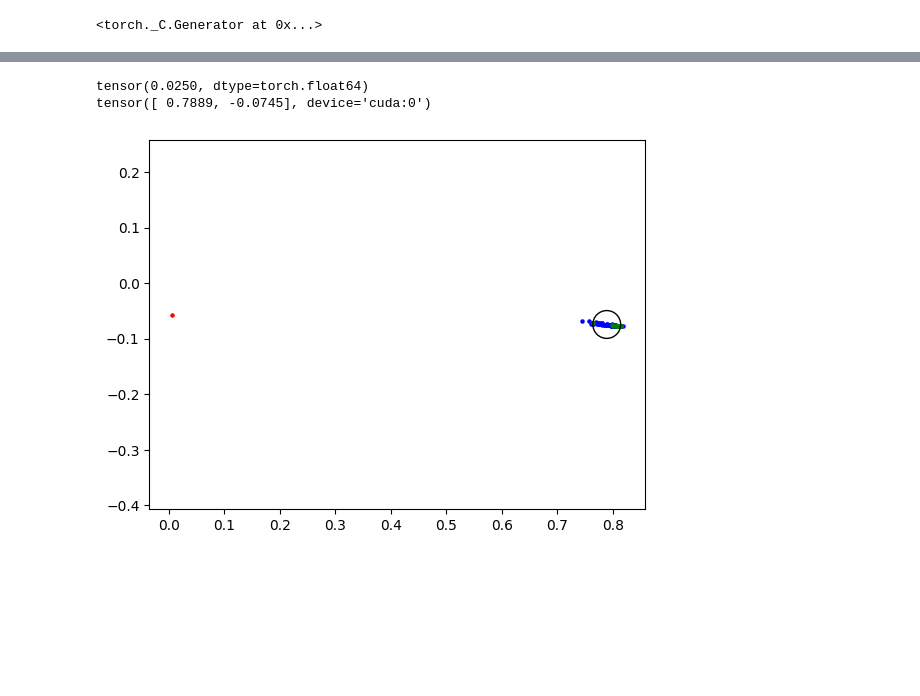
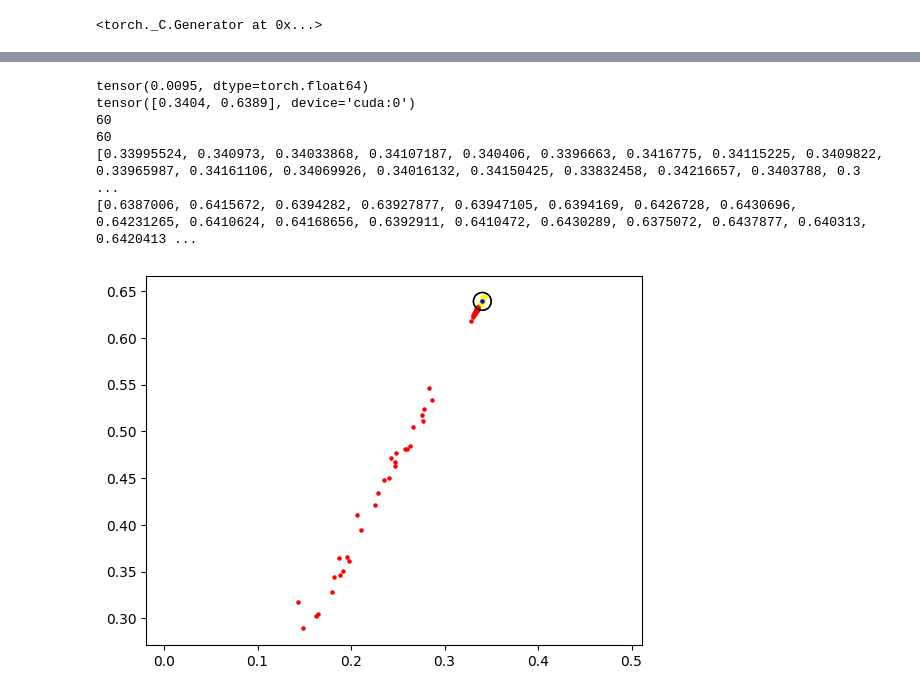
Before and after one commit to JHeinzde/pytorch-playground, a Jupyter notebook: pytorch-autoencoder.ipynb, the cells around one changed output, grey strips where cells are left out. Cells and saved outputs as stored; diff of their text form; code cells hidden in the pictures; blank space fills up the shorter version.

```diff
--- a/pytorch-autoencoder.ipynb
+++ b/pytorch-autoencoder.ipynb
@@ -350,48 +395,52 @@ my_plot(np.linspace(1, 30, 30).astype(int), losses)
 # %%
 figure, axes = plt.subplots()
 uc_3 = plt.Circle(dsvdd_trainer.c, dsvdd_trainer.R, fill=False)
 
 new_x = []
-a_new_x = []
 new_y = []
-a_new_y = []
 
 print(dsvdd_trainer.R)
 print(dsvdd_trainer.c)
-for data in transformed_data[-10:]:
-    map = dsvdd.forward(torch.nn.functional.normalize(data, p=2, dim=0)).cpu().detach().numpy()
-    a_new_x.append(map[0])
-    a_new_y.append(map[1])
-
-for data in transformed_data[:-10]:
+for data in transformed_data:
     map = dsvdd.forward(torch.nn.functional.normalize(data, p=2, dim=0)).cpu().detach().numpy()
     new_x.append(map[0])
     new_y.append(map[1])
-
 
 #print(mixin_training[-10:])
 anomalous = transformed_data[0].cpu().detach().numpy()
 #
 anomalous[0] = random.random() * -20
 anomalous[1] = random.random() * -15
+
+an_x = []
+an_y = []
+print(len(t_outlier_data))
+for outlier in t_outlier_data:
+    outlier_pos = dsvdd.forward(torch.nn.functional.normalize(outlier, p=2, dim=0)).cpu().detach().numpy()
+    an_x.append(outlier_pos[0])
+    an_y.append(outlier_pos[1])
+
+print(len(an_x))
 anomalous = torch.tensor(anomalous, dtype=torch.float32, device=device)
 an = dsvdd.forward(torch.nn.functional.normalize(anomalous, p=2, dim=0)).cpu().detach().numpy()
 center = dsvdd_trainer.c.cpu().detach().numpy()
 points_2 = plt.scatter(new_x, new_y,
-                       color="blue", s=5)
-points_3 = plt.scatter(a_new_x, a_new_y,
-                       color="green", s=5)
-#print(new_x)
-#print(new_y)
-plt.scatter(an[0], an[1],
+                       color="yellow", s=5)
+print(new_x)
+print(new_y)
+plt.scatter(an_x, an_y,
             color="red", s=5)
 plt.scatter(center[0], center[1],
             color="blue", s=5)
-#axes.add_artist(uc_3)
+axes.add_artist(uc_3)
 plt.gca().add_patch(uc_3)
 plt.axis('equal')
 plt.show()
 # %% [output]
-tensor(0.0250, dtype=torch.float64)
-tensor([ 0.7889, -0.0745], device='cuda:0')
+tensor(0.0095, dtype=torch.float64)
+tensor([0.3404, 0.6389], device='cuda:0')
+60
+60
+[0.33995524, 0.340973, 0.34033868, 0.34107187, 0.340406, 0.3396663, 0.3416775, 0.34115225, 0.3409822, 0.33965987, 0.34161106, 0.34069926, 0.34016132, 0.34150425, 0.33832458, 0.34216657, 0.3403788, 0.3 ...
+[0.6387006, 0.6415672, 0.6394282, 0.63927877, 0.63947105, 0.6394169, 0.6426728, 0.6430696, 0.64231265, 0.6410624, 0.64168656, 0.6392911, 0.6410472, 0.6430289, 0.6375072, 0.6437877, 0.640313, 0.6420413 ...
-[figure, old version]
+[figure, new version]
```
Also changed, not shown: parts of 4 cells of this notebook, 6 other files.
